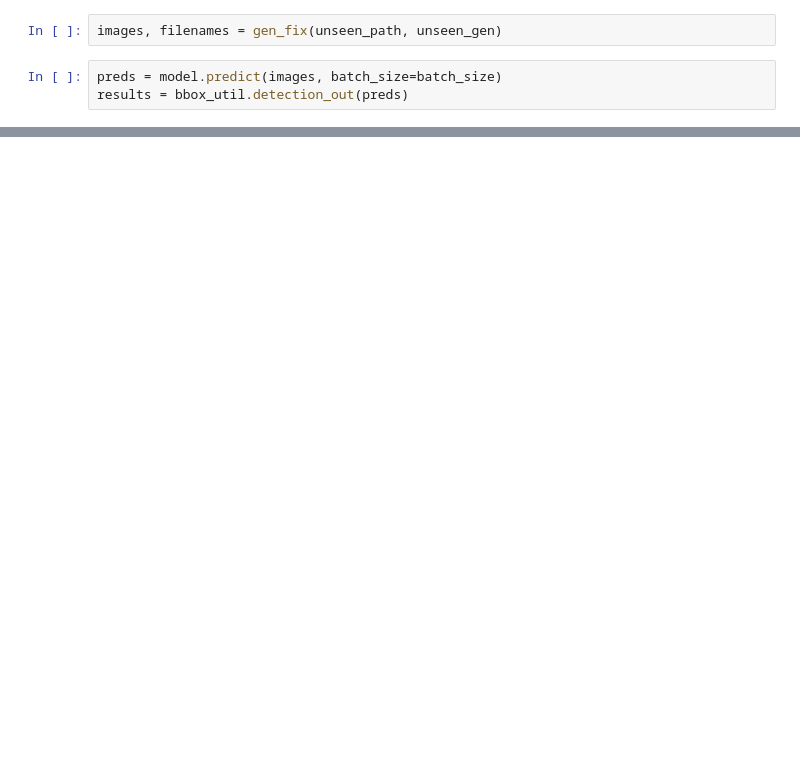
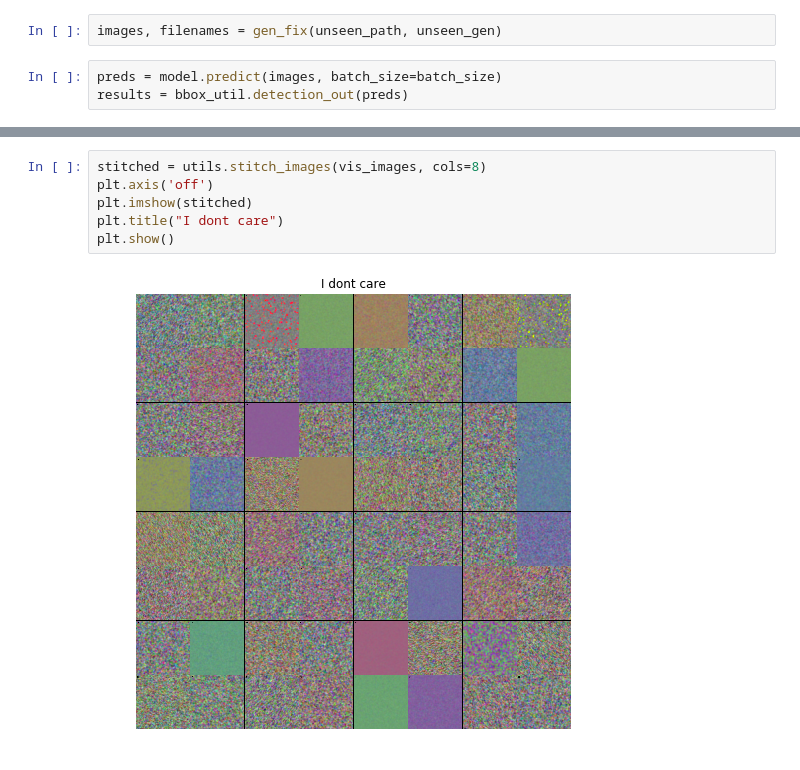
Before and after one commit to NegatioN/ssd_keras, a Jupyter notebook: SSD.ipynb, the cells around one changed output, grey strips where cells are left out. Saved outputs shown, nothing was run; the diff lists cells and outputs as text; blank space fills up the shorter version.

```diff
--- a/SSD.ipynb
+++ b/SSD.ipynb
@@ -60,0 +114,8 @@ render_above_threshold(filenames, results, 0.4, classes)
+# %%
+stitched = utils.stitch_images(vis_images, cols=8)
+plt.axis('off')
+plt.imshow(stitched)
+plt.title("I dont care")
+plt.show()
+# %% [output]
+[figure, added]
```
Also changed, not shown: parts of 12 cells of this notebook, 4 other files.
